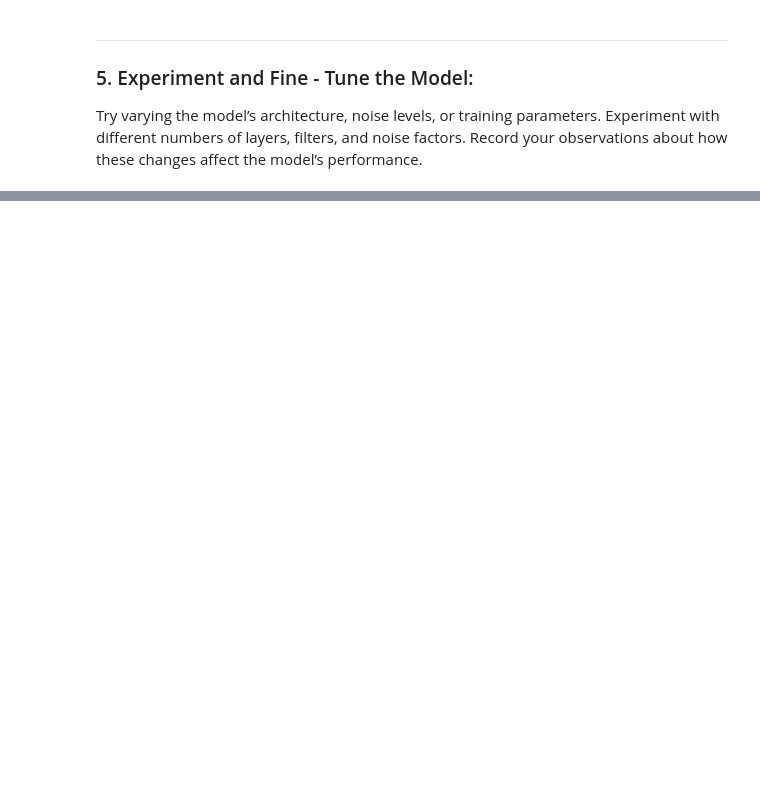
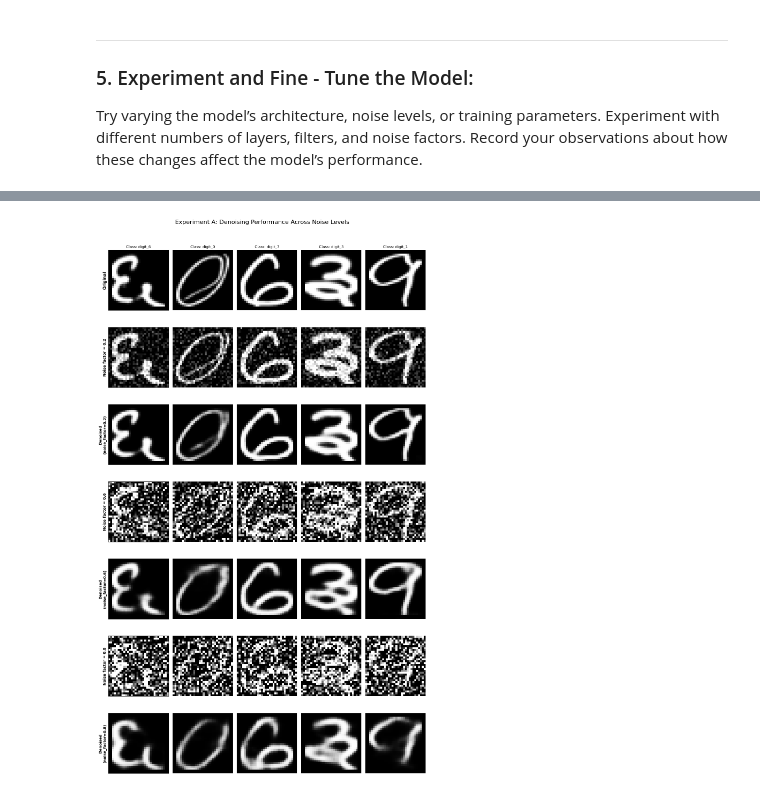
Before and after one commit to nl-codes/6CS012-Artificial-Intelligence-and-Machine-Learning, a Jupyter notebook: week_7/notebooks/tutorial_7_complete.ipynb, the cells around one changed output, grey strips where cells are left out. Saved outputs shown, nothing was run; the diff lists cells and outputs as text; code cells hidden in the pictures; blank space fills up the shorter version.

```diff
--- a/week_7/notebooks/tutorial_7_complete.ipynb
+++ b/week_7/notebooks/tutorial_7_complete.ipynb
@@ -409,13 +413,13 @@ fig.suptitle(f"Original vs. Noisy Images (noise_factor={noise_factor})", fontsiz
 for i, idx in enumerate(random_indices):
     # Original image in the top row (0)
     axes[0, i].imshow(x_train[idx].squeeze(), cmap="gray")
-    # Using class_names[y_train[idx]] provides the actual label name if available
-    axes[0, i].set_title(f"Org: {class_names[y_train[idx]]}", fontsize=10)
+    # Using y_train[idx] provides the actual label digit
+    axes[0, i].set_title(f"Org Digit {y_train[idx]}", fontsize=10)
     axes[0, i].axis("off")
 
     # Noisy image in the bottom row (1)
     axes[1, i].imshow(x_train_noisy[idx].squeeze(), cmap="gray")
-    axes[1, i].set_title(f"Noisy: {class_names[y_train[idx]]}", fontsize=10)
+    axes[1, i].set_title(f"Noisy {y_train[idx]}", fontsize=10)
     axes[1, i].axis("off")
 
 plt.tight_layout()
@@ -789,38 +805,70 @@ plt.show()
 # %%
 # ─────────────────────────────────────────────────────────────────────────────
 # Visualise denoising results side-by-side across noise levels
 # ─────────────────────────────────────────────────────────────────────────────
 n_show = 5
+np.random.seed(23)
+# Choose n_show random indices from the test set
+random_indices = np.random.choice(len(x_test), n_show, replace=False)
+
 fig, axes = plt.subplots(
     len(noise_factors) * 2 + 1,
     n_show,
     figsize=(2.5 * n_show, 3 * (len(noise_factors) * 2 + 1)),
 )
+# Row 0: Original images
+for col, idx in enumerate(random_indices):
+    axes[0, col].imshow(x_test[idx].squeeze(), cmap="gray", vmin=0, vmax=1)
+    axes[0, col].set_title(f"Class: {class_names[y_test[idx]]}", fontsize=10)
+    axes[0, col].axis("off")
 
-# Row 0: Clean images
-for col in range(n_show):
-    axes[0, col].imshow(x_test[col].squeeze(), cmap="gray", vmin=0, vmax=1)
-    axes[0, col].axis("off")
-axes[0, 0].set_ylabel("Clean", fontsize=9)
+# Set the row label for Original images
+axes[0, 0].axis("on")
+axes[0, 0].set_xticks([])
+axes[0, 0].set_yticks([])
+axes[0, 0].set_ylabel("Original", fontsize=11, fontweight="bold")
 
 for row_pair, nf in enumerate(noise_factors):
-    noisy = results[nf]["noisy"]
-    denoised = results[nf]["denoised"]
+    # Retrieve data for this noise level
+    noisy_data = results[nf]["noisy"]
+    denoised_data = results[nf]["denoised"]
+
     r_noisy = 1 + row_pair * 2
     r_denoised = 2 + row_pair * 2
-    for col in range(n_show):
-        axes[r_noisy, col].imshow(noisy[col].squeeze(), cmap="gray", vmin=0, vmax=1)
+
+    for col, idx in enumerate(random_indices):
+        # Plot Noisy
+        axes[r_noisy, col].imshow(
+            noisy_data[idx].squeeze(), cmap="gray", vmin=0, vmax=1
+        )
         axes[r_noisy, col].axis("off")
+
+        # Plot Denoised
         axes[r_denoised, col].imshow(
-            denoised[col].squeeze(), cmap="gray", vmin=0, vmax=1
+            denoised_data[idx].squeeze(), cmap="gray", vmin=0, vmax=1
         )
         axes[r_denoised, col].axis("off")
-    axes[r_noisy, 0].set_ylabel(f"Noisy {nf}", fontsize=9)
-    axes[r_denoised, 0].set_ylabel(f"Denoised {nf}", fontsize=9)
 
-plt.suptitle("Experiment A: Denoising at Different Noise Levels", fontsize=13)
+    # Add labels to the first column of each row
+    axes[r_noisy, 0].axis("on")
+    axes[r_noisy, 0].set_xticks([])
+    axes[r_noisy, 0].set_yticks([])
+    axes[r_noisy, 0].set_ylabel(f"Noise factor = {nf}", fontsize=10, fontweight="bold")
+
+    axes[r_denoised, 0].axis("on")
+    axes[r_denoised, 0].set_xticks([])
+    axes[r_denoised, 0].set_yticks([])
+    axes[r_denoised, 0].set_ylabel(
+        f"Denoised\n(noise_factor={nf})", fontsize=10, fontweight="bold"
+    )
+
+plt.suptitle(
+    "Experiment A: Denoising Performance Across Noise Levels", fontsize=16, y=1.01
+)
 plt.tight_layout()
 plt.show()
+# %% [output]
+[figure, added]
 # %%
 # ─────────────────────────────────────────────────────────────────────────────
 # Experiment B: Deeper Architecture (6 conv layers vs baseline 4)
```
Also changed, not shown: parts of 21 cells of this notebook.
